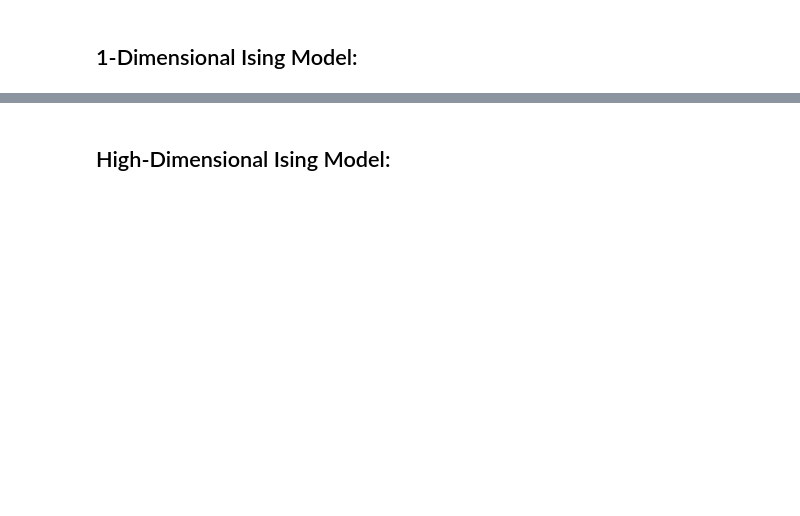
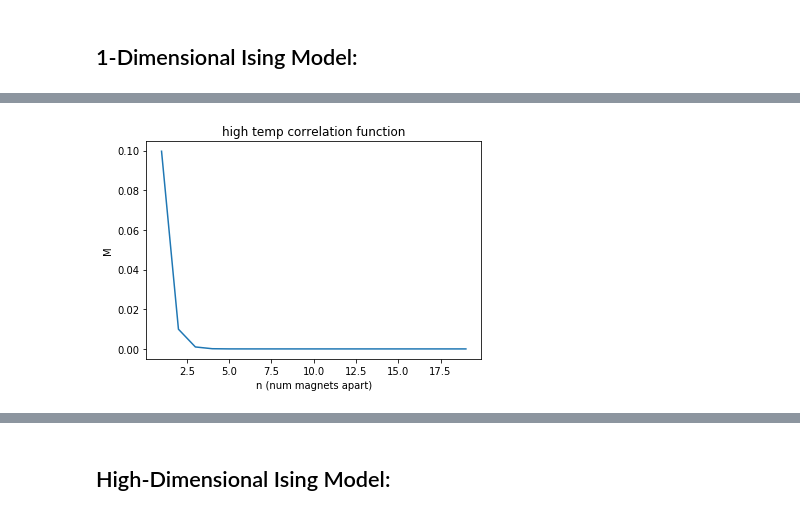
Before and after one commit to galenwilkerson/statistical-mechanics, a Jupyter notebook: Statistical Mechanics Notebook Lectures 5-10.ipynb, the cells around one changed output, grey strips where cells are left out. Saved outputs shown, nothing was run; the diff lists cells and outputs as text; code cells hidden in the pictures; blank space fills up the shorter version.

```diff
--- a/Statistical Mechanics Notebook Lectures 5-10.ipynb
+++ b/Statistical Mechanics Notebook Lectures 5-10.ipynb
@@ -1661,0 +1779,12 @@ $$
+# %%
+# tanh correlation function for high temperature
+max_n = 20
+beta_j = .1
+
+plt.plot(np.arange(1,max_n),
+         (1 * np.tanh(beta_j)**np.arange(1,max_n)));
+plt.title('high temp correlation function');
+plt.xlabel('n (num magnets apart)')
+plt.ylabel('M');
+# %% [output]
+[figure, added]
```
Also changed, not shown: parts of 30 cells of this notebook.
